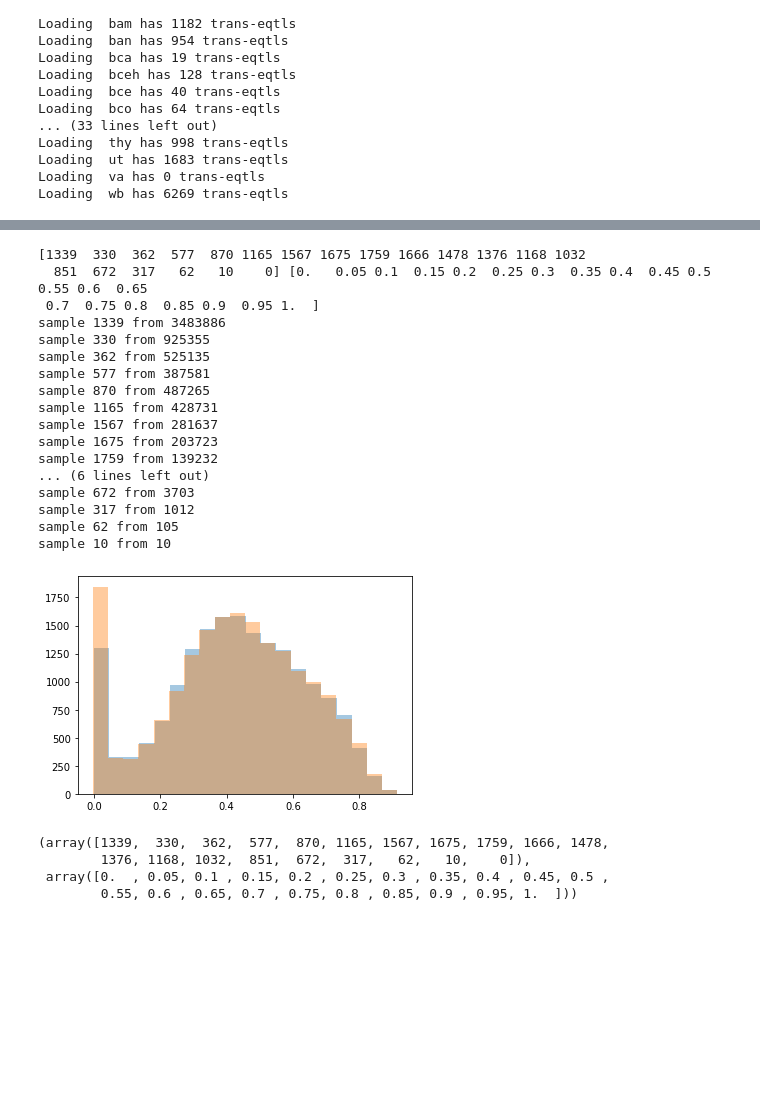
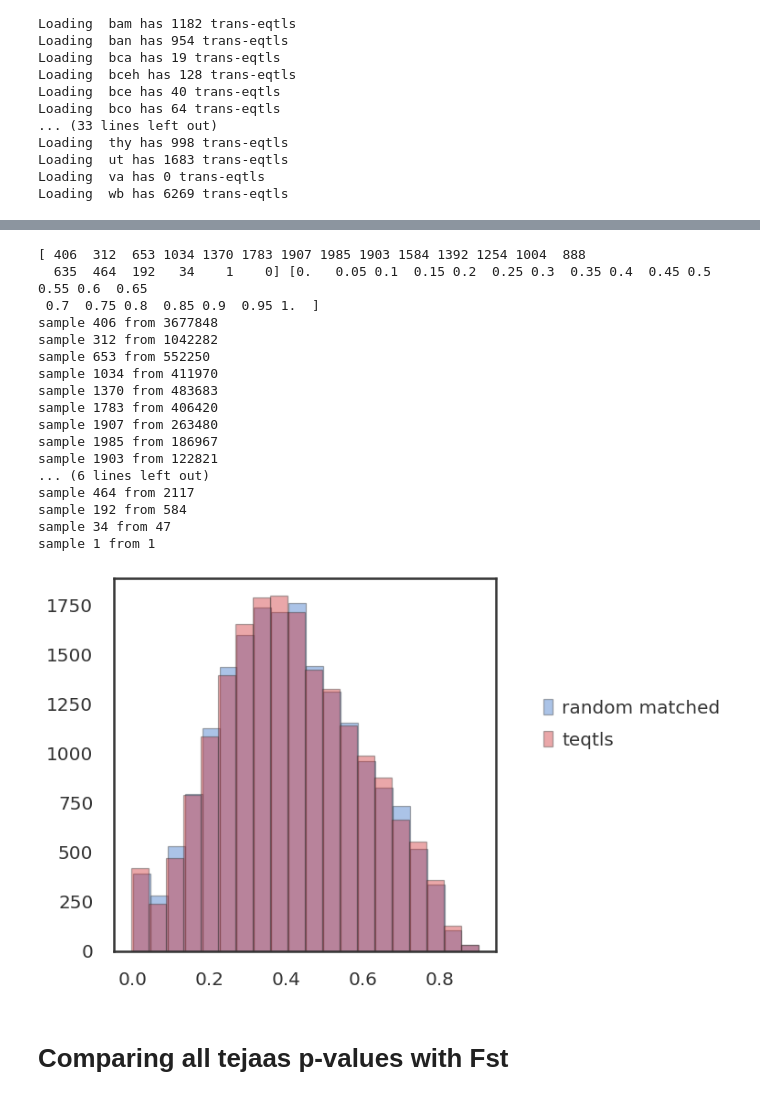
Before and after one commit to banskt/trans-eqtl-pipeline, a Jupyter notebook: analysis/jupyter/fst_analysis/fst_distributions_binning_and_backgrounds.ipynb, the cells around one changed output, grey strips where cells are left out. Cells and saved outputs as stored; diff of their text form; code cells hidden in the pictures; blank space fills up the shorter version.

```diff
--- a/analysis/jupyter/fst_analysis/fst_distributions_binning_and_backgrounds.ipynb
+++ b/analysis/jupyter/fst_analysis/fst_distributions_binning_and_backgrounds.ipynb
@@ -140,7 +182,8 @@ Loading  va has 0 trans-eqtls
 Loading  wb has 6269 trans-eqtls
 # %%
 gtex_snp_map = dict()
-gtex_varid_fst = dict()
+gtex_varid_fst_2pop = dict()
+gtex_varid_fst_3pop = dict()
 snps_list = list()
 for i in np.arange(1,23):
     gtex_snp_map[i] = dict()
@@ -150,24 +193,34 @@ with open("/cbscratch/franco/datasets/gtex_v8/genotypes/vcfs_SHAPEIT2/0.01/gtex_
         chrom = int(arr[0])
         pos = int(arr[2])
         gtex_snp_map[chrom][pos] = arr[1]
-        gtex_varid_fst[arr[1]] = fst_gtex[chrom][pos]
+        gtex_varid_fst_2pop[arr[1]] = fst_gtex_2pop[chrom][pos]
+        gtex_varid_fst_3pop[arr[1]] = fst_gtex_3pop[chrom][pos]
         snps_list.append(arr[1])
 # %%
 fst_teqtl_gtex= dict()
-all_fst_teqtl = list()
+all_fst_teqtl_2pop = list()
+all_fst_teqtl_3pop = list()
 all_fst_teqtl_1kg = list()
+all_fst_teqtl_tissuespec_3pop = list()
 
 counted = list()
 for tissue in tshorts:
     fst_teqtl_gtex[tissue] = list()
     for snp in trans_dict[tissue]:
         if snp.rsid not in counted:
-            fst_teqtl_gtex[tissue].append(fst_gtex[snp.chrom][snp.pos])
-            all_fst_teqtl.append(fst_gtex[snp.chrom][snp.pos])
+            fst_teqtl_gtex[tissue].append(fst_gtex_2pop[snp.chrom][snp.pos])
+            all_fst_teqtl_2pop.append(fst_gtex_2pop[snp.chrom][snp.pos])
+            all_fst_teqtl_3pop.append(fst_gtex_3pop[snp.chrom][snp.pos])
             if snp.pos in fst_1kg[snp.chrom]:
                 all_fst_teqtl_1kg.append(fst_1kg[snp.chrom][snp.pos])
             counted.append(snp.rsid)
+        all_fst_teqtl_tissuespec_3pop.append(fst_gtex_tissues_3pop[tissue][snp.chrom][snp.pos])
+
+all_fst_teqtl_2pop = np.array(all_fst_teqtl_2pop)
+all_fst_teqtl_3pop = np.array(all_fst_teqtl_3pop)
+all_fst_teqtl_1kg = np.array(all_fst_teqtl_1kg)
+all_fst_teqtl_tissuespec_3pop = np.array(all_fst_teqtl_tissuespec_3pop)
 # %%
-counts, bins = np.histogram(np.array(all_fst_teqtl)[~np.isnan(all_fst_teqtl)], bins=20, range=(0,1))
+counts, bins = np.histogram(all_fst_teqtl_2pop[~np.isnan(all_fst_teqtl_2pop)], bins=20, range=(0,1))
 print(counts, bins)
 # %% [output]
@@ -190,9 +281,9 @@ plt.show()
 
 gtex_fst_bins = collections.defaultdict(list)
 bin_width = 0.05
-for varid in gtex_varid_fst:
+for varid in gtex_varid_fst_3pop:
     for b in bins:
-        fst_val = gtex_varid_fst[varid]
+        fst_val = gtex_varid_fst_3pop[varid]
         if fst_val >= b and fst_val < b+bin_width:
             gtex_fst_bins[np.around(b, 2)].append(varid)
             break
@@ -266,34 +349,32 @@ gtex_fst_bins[0.9]
 # %%
-res_dict, res_list = sample_random_fst(snps_list, gtex_fst_bins, all_fst_teqtl)
-random_matched_gtex_fst = [gtex_varid_fst[x] for x in res_list]
-plt.hist(random_matched_gtex_fst, bins=20, alpha=0.4, label="random matched")
-plt.hist(all_fst_teqtl, bins=20, alpha=0.4, label="teqtls")
+res_dict, res_list = sample_random_fst(snps_list, gtex_fst_bins, all_fst_teqtl_3pop)
+random_matched_gtex_fst = [gtex_varid_fst_3pop[x] for x in res_list]
+fig = plt.figure(figsize=(6,6))
+ax = fig.add_subplot(111)
+ax.hist(random_matched_gtex_fst, bins=20, alpha=0.4, label="random matched")
+ax.hist(all_fst_teqtl_3pop, bins=20, alpha=0.4, label="teqtls")
+ax.legend(bbox_to_anchor=(1.1, 0.7))
 plt.show()
 # %% [output]
-[1339  330  362  577  870 1165 1567 1675 1759 1666 1478 1376 1168 1032
-  851  672  317   62   10    0] [0.   0.05 0.1  0.15 0.2  0.25 0.3  0.35 0.4  0.45 0.5  0.55 0.6  0.65
+[ 406  312  653 1034 1370 1783 1907 1985 1903 1584 1392 1254 1004  888
+  635  464  192   34    1    0] [0.   0.05 0.1  0.15 0.2  0.25 0.3  0.35 0.4  0.45 0.5  0.55 0.6  0.65
  0.7  0.75 0.8  0.85 0.9  0.95 1.  ]
-sample 1339 from 3483886
-sample 330 from 925355
-sample 362 from 525135
-sample 577 from 387581
-sample 870 from 487265
-sample 1165 from 428731
-sample 1567 from 281637
-sample 1675 from 203723
-sample 1759 from 139232
+sample 406 from 3677848
+sample 312 from 1042282
+sample 653 from 552250
+sample 1034 from 411970
+sample 1370 from 483683
+sample 1783 from 406420
+sample 1907 from 263480
+sample 1985 from 186967
+sample 1903 from 122821
 ... (6 lines left out)
-sample 672 from 3703
-sample 317 from 1012
-sample 62 from 105
-sample 10 from 10
+sample 464 from 2117
+sample 192 from 584
+sample 34 from 47
+sample 1 from 1
-[figure, old version]
+[figure, new version]
-# %%
-np.histogram(np.array(random_matched_gtex_fst), range=(0,1), bins=20)
-# %% [output]
-(array([1339,  330,  362,  577,  870, 1165, 1567, 1675, 1759, 1666, 1478,
-        1376, 1168, 1032,  851,  672,  317,   62,   10,    0]),
- array([0.  , 0.05, 0.1 , 0.15, 0.2 , 0.25, 0.3 , 0.35, 0.4 , 0.45, 0.5 ,
-        0.55, 0.6 , 0.65, 0.7 , 0.75, 0.8 , 0.85, 0.9 , 0.95, 1.  ]))
+# %% [markdown]
+# Comparing all tejaas p-values with Fst
 # %%
 import pandas as pd
```
Also changed, not shown: parts of 20 cells of this notebook, 12 other files.
